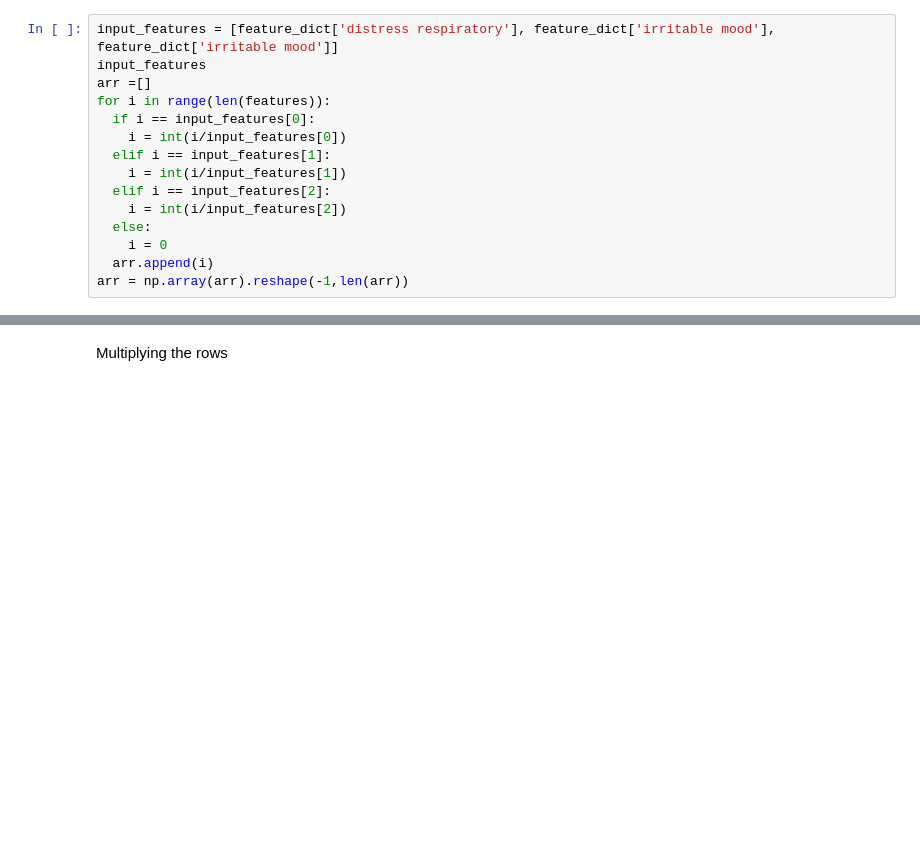
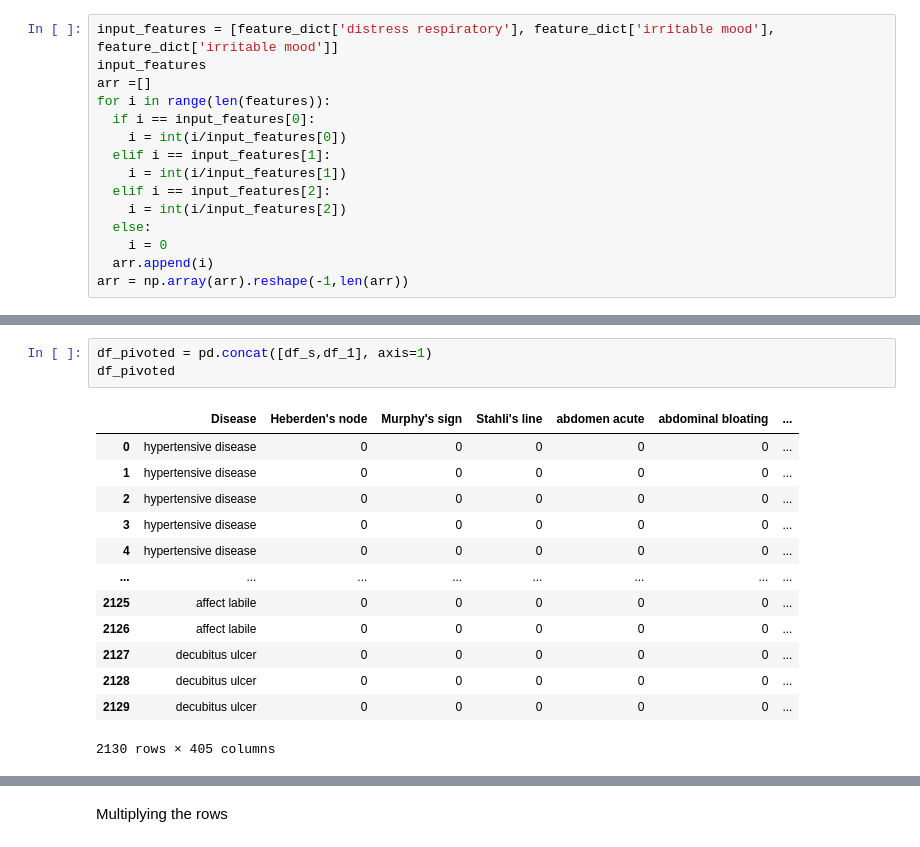
Before and after one commit to khushbooekhande/DrugRecommendationSystem, a Jupyter notebook: DiseasePrediction.ipynb, the cells around one changed output, grey strips where cells are left out. Saved outputs shown, nothing was run; the diff lists cells and outputs as text; blank space fills up the shorter version.

```diff
--- a/DiseasePrediction.ipynb
+++ b/DiseasePrediction.ipynb
@@ -454,0 +452,17 @@ array(['neuropathy'], dtype='<U36')
+# %%
+df_pivoted = pd.concat([df_s,df_1], axis=1)
+df_pivoted
+# %% [output]
+|  | Disease | Heberden's node | Murphy's sign | Stahli's line | abdomen acute | abdominal bloating | ... |
+| 0 | hypertensive disease | 0 | 0 | 0 | 0 | 0 | ... |
+| 1 | hypertensive disease | 0 | 0 | 0 | 0 | 0 | ... |
+| 2 | hypertensive disease | 0 | 0 | 0 | 0 | 0 | ... |
+| 3 | hypertensive disease | 0 | 0 | 0 | 0 | 0 | ... |
+| 4 | hypertensive disease | 0 | 0 | 0 | 0 | 0 | ... |
+| ... | ... | ... | ... | ... | ... | ... | ... |
+| 2125 | affect labile | 0 | 0 | 0 | 0 | 0 | ... |
+| 2126 | affect labile | 0 | 0 | 0 | 0 | 0 | ... |
+| 2127 | decubitus ulcer | 0 | 0 | 0 | 0 | 0 | ... |
+| 2128 | decubitus ulcer | 0 | 0 | 0 | 0 | 0 | ... |
+| 2129 | decubitus ulcer | 0 | 0 | 0 | 0 | 0 | ... |
+2130 rows × 405 columns
```
Also changed, not shown: parts of 52 cells of this notebook.
